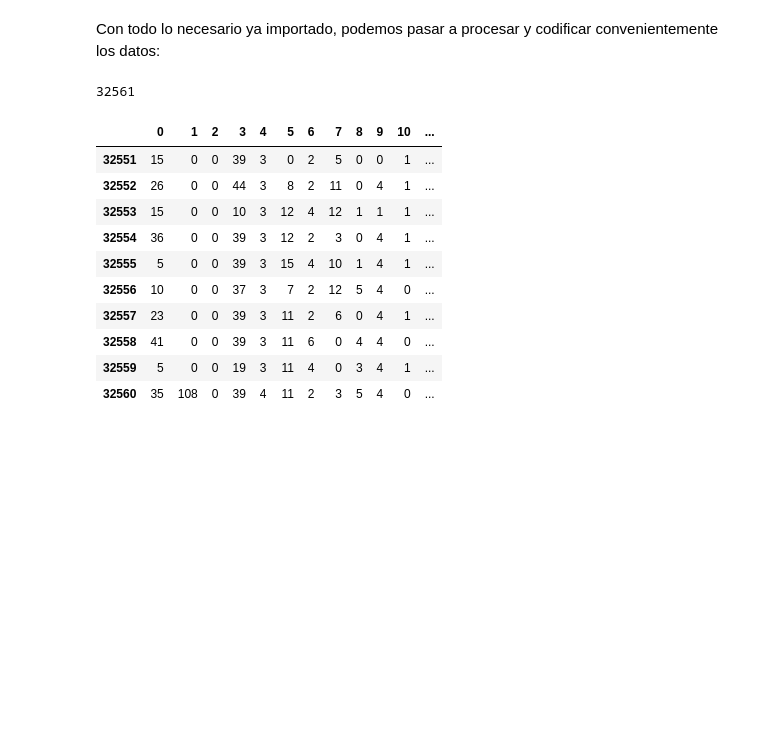
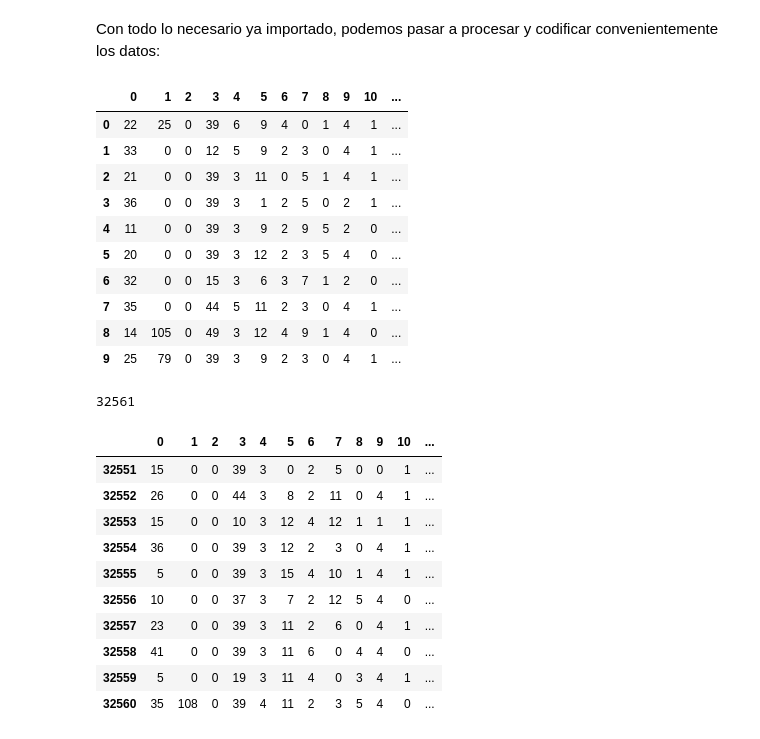
Before and after one commit to CavernaryBeast/TreeBased-Models-Assembly-RV, a Jupyter notebook: Notebook/Project_s Notebook.ipynb, the cells around one changed output. Saved outputs shown, nothing was run; the diff lists cells and outputs as text; code cells hidden in the pictures; blank space fills up the shorter version.

```diff
--- a/Notebook/Project_s Notebook.ipynb
+++ b/Notebook/Project_s Notebook.ipynb
@@ -11,9 +9,21 @@ ImportError: cannot import name 'balanced_accuracy_score'
 # %% [markdown]
 Con todo lo necesario ya importado, podemos pasar a procesar y codificar convenientemente los datos:
 # %%
-processed_data = aux_functions.load_and_process_data('adult_train')
+processed_data = aux_functions.load_and_process_data('adult_train.csv')
 print('\n')
 processed_data.head(10)
+# %% [output]
+|  | 0 | 1 | 2 | 3 | 4 | 5 | 6 | 7 | 8 | 9 | 10 | ... |
+| 0 | 22 | 25 | 0 | 39 | 6 | 9 | 4 | 0 | 1 | 4 | 1 | ... |
+| 1 | 33 | 0 | 0 | 12 | 5 | 9 | 2 | 3 | 0 | 4 | 1 | ... |
+| 2 | 21 | 0 | 0 | 39 | 3 | 11 | 0 | 5 | 1 | 4 | 1 | ... |
+| 3 | 36 | 0 | 0 | 39 | 3 | 1 | 2 | 5 | 0 | 2 | 1 | ... |
+| 4 | 11 | 0 | 0 | 39 | 3 | 9 | 2 | 9 | 5 | 2 | 0 | ... |
+| 5 | 20 | 0 | 0 | 39 | 3 | 12 | 2 | 3 | 5 | 4 | 0 | ... |
+| 6 | 32 | 0 | 0 | 15 | 3 | 6 | 3 | 7 | 1 | 2 | 0 | ... |
+| 7 | 35 | 0 | 0 | 44 | 5 | 11 | 2 | 3 | 0 | 4 | 1 | ... |
+| 8 | 14 | 105 | 0 | 49 | 3 | 12 | 4 | 9 | 1 | 4 | 0 | ... |
+| 9 | 25 | 79 | 0 | 39 | 3 | 9 | 2 | 3 | 0 | 4 | 1 | ... |
 # %%
 len(processed_data)
 # %% [output]
```
Also changed, not shown: parts of 8 cells of this notebook.
